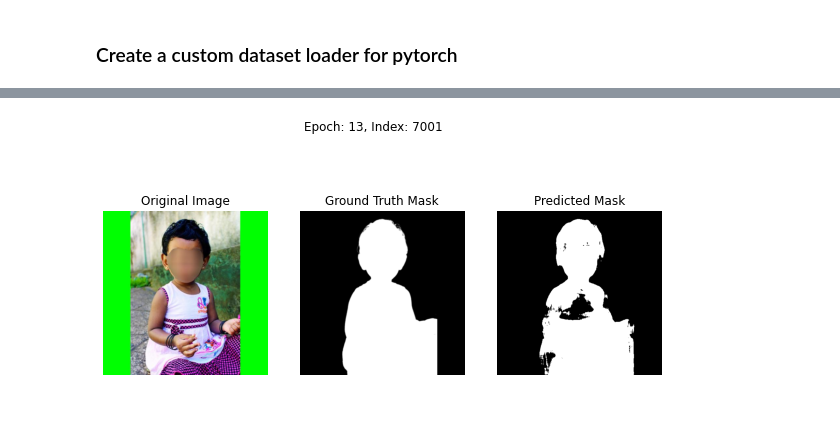
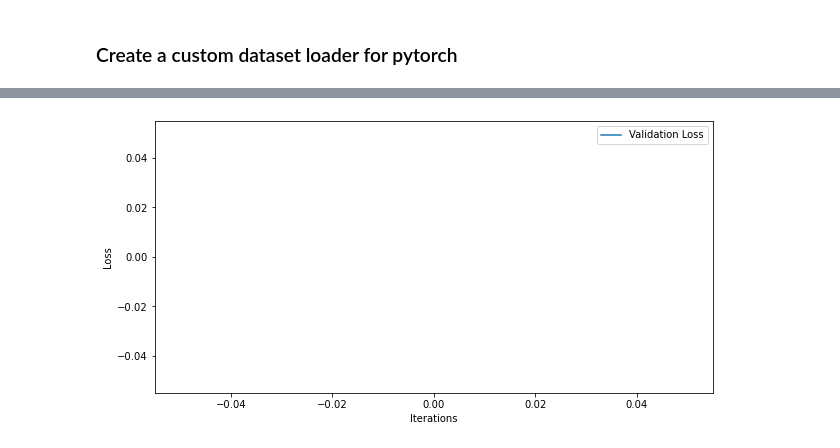
Before and after one commit to Slenderman00/Open-Screen-Model, a Jupyter notebook: model.ipynb, the cells around one changed output, grey strips where cells are left out. Cells and saved outputs as stored; diff of their text form; code cells hidden in the pictures; blank space fills up the shorter version.

```diff
--- a/model.ipynb
+++ b/model.ipynb
@@ -132,33 +132,53 @@ model = SimpleSegmentationModel().to(device)
 criterion = nn.BCEWithLogitsLoss()  # Binary Cross-Entropy Loss for binary classification
 optimizer = optim.Adam(model.parameters(), lr=0.001)
 # %%
-batch_size = 8
+batch_size = 1
 # %%
-from torch.utils.data import DataLoader
-# Define your dataset and data loaders for training
+from torch.utils.data import DataLoader, random_split
+
 train_dataset = CustomLoader(device=device)
-train_loader = DataLoader(train_dataset, batch_size=batch_size, shuffle=True)
+
+validation_size = int(0.2 * len(train_dataset))
+train_size = len(train_dataset) - validation_size
+
+train_subset, validation_subset = random_split(train_dataset, [train_size, validation_size])
+
+train_loader = DataLoader(train_subset, batch_size=batch_size, shuffle=True)
+validation_loader = DataLoader(validation_subset, batch_size=batch_size, shuffle=True)
 # %%
 from IPython.display import clear_output
 import matplotlib.pyplot as plt
 
-def plot_masks(image, true_mask, pred_mask, epoch, idx):
+def plot_masks(image, true_mask, pred_mask, epoch, idx, loss_values, val_loss_values):
+    clear_output(wait=True)
+
+    plt.figure(figsize=(10, 5))
+    plt.plot(loss_values, label='Training Loss')
+    plt.xlabel('Iterations')
+    plt.ylabel('Loss')
+    plt.legend()
+
+    plt.figure(figsize=(10, 5))
+    plt.plot(val_loss_values, label='Validation Loss')
+    plt.xlabel('Iterations')
+    plt.ylabel('Loss')
+    plt.legend()
+
     fig, axs = plt.subplots(1, 3, figsize=(10, 5))
 
     image_np = image.squeeze(0).cpu().numpy().transpose(1, 2, 0)
-    true_mask_np = true_mask.squeeze(0).cpu().numpy()
-    pred_mask_np = pred_mask.squeeze(0).detach().cpu().numpy()
+    pred_mask_np = pred_mask.squeeze().detach().cpu().numpy()
+
+    if true_mask is not None:
+        true_mask_np = true_mask.squeeze().cpu().numpy()
+
+        axs[1].imshow(true_mask_np, cmap='gray')
+        axs[1].set_title('Ground Truth Mask')
+        axs[1].axis('off')
 
     axs[0].imshow(image_np)
     axs[0].set_title('Original Image')
     axs[0].axis('off')
-
-    true_mask_np = true_mask.squeeze().cpu().numpy()
-    pred_mask_np = pred_mask.squeeze().detach().cpu().numpy()
-
-    axs[1].imshow(true_mask_np, cmap='gray')
-    axs[1].set_title('Ground Truth Mask')
-    axs[1].axis('off')
 
     axs[2].imshow(pred_mask_np, cmap='gray')
     axs[2].set_title('Predicted Mask')
@@ -166,36 +186,53 @@ def plot_masks(image, true_mask, pred_mask, epoch, idx):
 
     plt.suptitle(f'Epoch: {epoch}, Index: {idx}')
 
-# Load the dataset using the CustomLoader
-dataset = CustomLoader(device=device)
+    plt.show()
 
 loss_values = []
+val_loss_values = []
 
 for epoch in range(100):
     model.train()
-    for i in range(len(dataset)):
-        sample = dataset[i]
+    for i, sample in enumerate(train_loader):
         images, masks = sample['images'], sample['masks']
         optimizer.zero_grad()
-        outputs = model(images.unsqueeze(0))  # Add batch dimension
-        loss = criterion(outputs, masks.unsqueeze(0))  # Add batch dimension
+        outputs = model(images)  # Add batch dimension
+        loss = criterion(outputs, masks)  # Add batch dimension
         loss.backward()
         optimizer.step()
 
         loss_values.append(loss.item())
-        if (i + epoch) % 1000 == 0:
-            clear_output(wait=True)
-            plt.figure(figsize=(10, 5))
-            plt.plot(loss_values, label='Training Loss')
-            plt.xlabel('Iterations')
-            plt.ylabel('Loss')
-            plt.legend()
+        if (i + epoch) % 125 == 0:
 
             pred_mask = outputs > 0.5  # Apply threshold to get binary mask
-            plot_masks(images, masks, pred_mask, epoch+1, i+1)
+            plot_masks(images, masks, pred_mask, epoch+1, i+1, loss_values, val_loss_values)
 
             plt.show()
             print(f'Epoch [{epoch+1}], Loss: {loss.item()}')
 
     model.save(f'backups/epoch{epoch}.pth')
+
+
+    # Validation step
+    model.eval()  # Set the model to evaluation mode
+    with torch.no_grad():  # No need to track gradients for validation
+        val_loss = 0
+        for i, sample in enumerate(validation_loader):
+            images, masks = sample['images'], sample['masks']
+            outputs = model(images.unsqueeze(0))
+            loss = criterion(outputs, masks.unsqueeze(0))
+            val_loss += loss.item()
+
+            pred_mask = outputs > 0.5  # Apply threshold to get binary mask
+            plot_masks(images, masks, pred_mask, epoch+1, i+1, loss_values, val_loss_values)
+
+            plt.show()
+
+            # Optionally, you can also visualize some validation results
+            # by plotting the validation images and their corresponding masks
+            # similar to how you plot the training images and masks.
+
+        val_loss /= len(validation_loader)
+        val_loss_values.append(val_loss)
+        print(f'Epoch [{epoch+1}], Validation Loss: {val_loss}')
 # %% [output]
@@ -203 +240 @@ for epoch in range(100):
-[figure, old version]
+[figure, new version]
```
Also changed, not shown: parts of 1 cell of this notebook, 1 other file.
